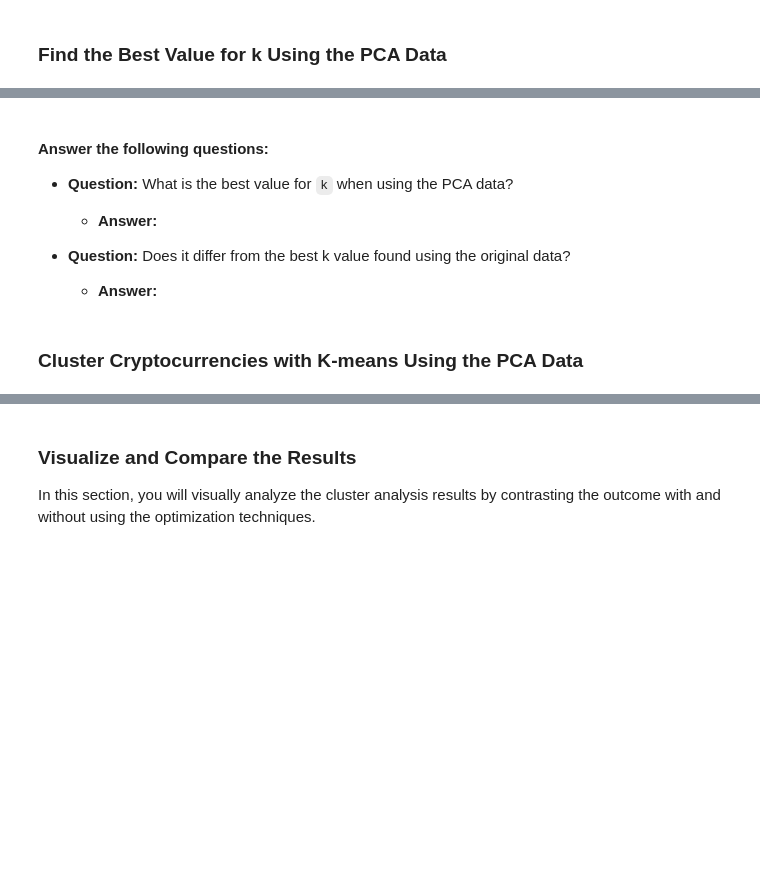
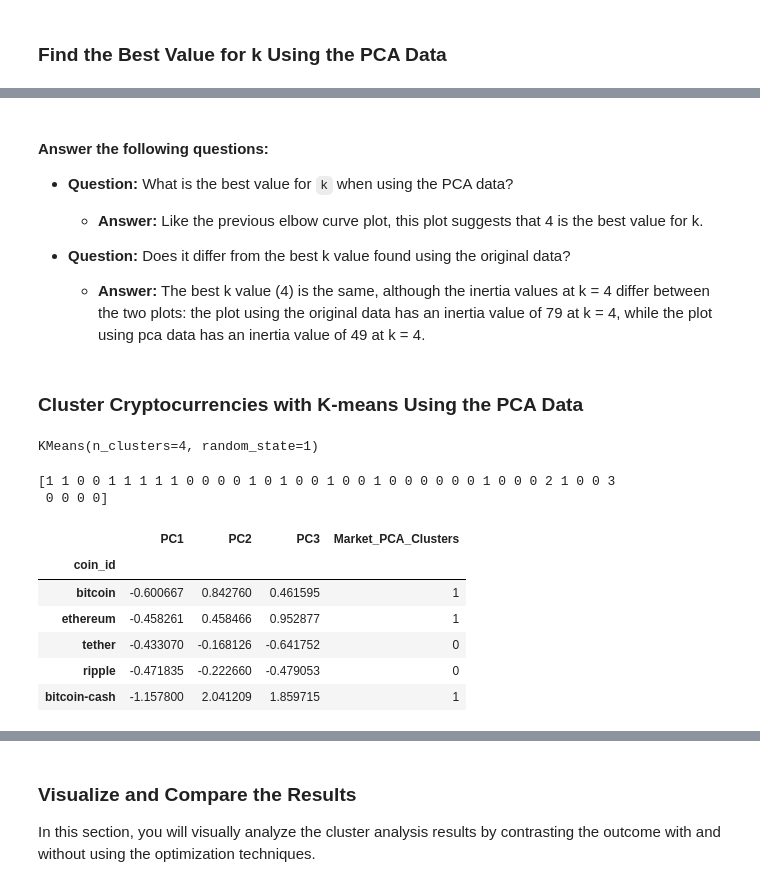
Before and after one commit to CalebCutrer/CryptoClustering, a Jupyter notebook: Crypto_Clustering.ipynb, the cells around one changed output, grey strips where cells are left out. Saved outputs shown, nothing was run; the diff lists cells and outputs as text; code cells hidden in the pictures; blank space fills up the shorter version.

Commit message:
Finished pca analysis and plots, finalized version

```diff
--- a/Crypto_Clustering.ipynb
+++ b/Crypto_Clustering.ipynb
@@ -199,11 +271,15 @@ k = list(range(1, 11))
 # %%
 # Create an empty list to store the inertia values
-
+inertia = []
 
 # Create a for loop to compute the inertia with each possible value of k
 # Inside the loop:
 # 1. Create a KMeans model using the loop counter for the n_clusters
 # 2. Fit the model to the data using `df_market_data_pca`
 # 3. Append the model.inertia_ to the inertia list
+for i in k:
+    k_model = KMeans(n_clusters=i, random_state=1)
+    k_model.fit(market_pca_df)
+    inertia.append(k_model.inertia_)
 # %%
 # Create a dictionary with the data to plot the Elbow curve
@@ -217,30 +312,48 @@ k = list(range(1, 11))
 
 * **Question:** What is the best value for `k` when using the PCA data?
 
-  * **Answer:**
+  * **Answer:** Like the previous elbow curve plot, this plot suggests that 4 is the best value for k.
 
 
 * **Question:** Does it differ from the best k value found using the original data?
 
-  * **Answer:**
+  * **Answer:**  The best k value (4) is the same, although the inertia values at k = 4 differ between the two plots: the plot using the original data has an inertia value of 79 at k = 4, while the plot using pca data has an inertia value of 49 at k = 4.
 # %% [markdown]
 ### Cluster Cryptocurrencies with K-means Using the PCA Data
 # %%
 # Initialize the K-Means model using the best value for k
+pca_model = KMeans(n_clusters=4, random_state=1)
 # %%
 # Fit the K-Means model using the PCA data
+pca_model.fit(market_pca_df)
+# %% [output]
+KMeans(n_clusters=4, random_state=1)
 # %%
 # Predict the clusters to group the cryptocurrencies using the PCA data
+market_pca_clusters = pca_model.predict(market_pca_df)
 
 # Print the resulting array of cluster values.
+print(market_pca_clusters)
+# %% [output]
+[1 1 0 0 1 1 1 1 1 0 0 0 0 1 0 1 0 0 1 0 0 1 0 0 0 0 0 0 1 0 0 0 2 1 0 0 3
+ 0 0 0 0]
 # %%
 # Create a copy of the DataFrame with the PCA data
-
+market_pca_predictions = market_pca_df.copy()
 
 # Add a new column to the DataFrame with the predicted clusters
-
+market_pca_predictions["Market_PCA_Clusters"] = market_pca_clusters
 
 # Display sample data
+market_pca_predictions.head()
+# %% [output]
+|  | PC1 | PC2 | PC3 | Market_PCA_Clusters |
+| coin_id |  |  |  |  |
+| bitcoin | -0.600667 | 0.842760 | 0.461595 | 1 |
+| ethereum | -0.458261 | 0.458466 | 0.952877 | 1 |
+| tether | -0.433070 | -0.168126 | -0.641752 | 0 |
+| ripple | -0.471835 | -0.222660 | -0.479053 | 0 |
+| bitcoin-cash | -1.157800 | 2.041209 | 1.859715 | 1 |
 # %%
 # Create a scatter plot using hvPlot by setting
 # `x="PC1"` and `y="PC2"`.
```
Also changed, not shown: parts of 24 cells of this notebook.
